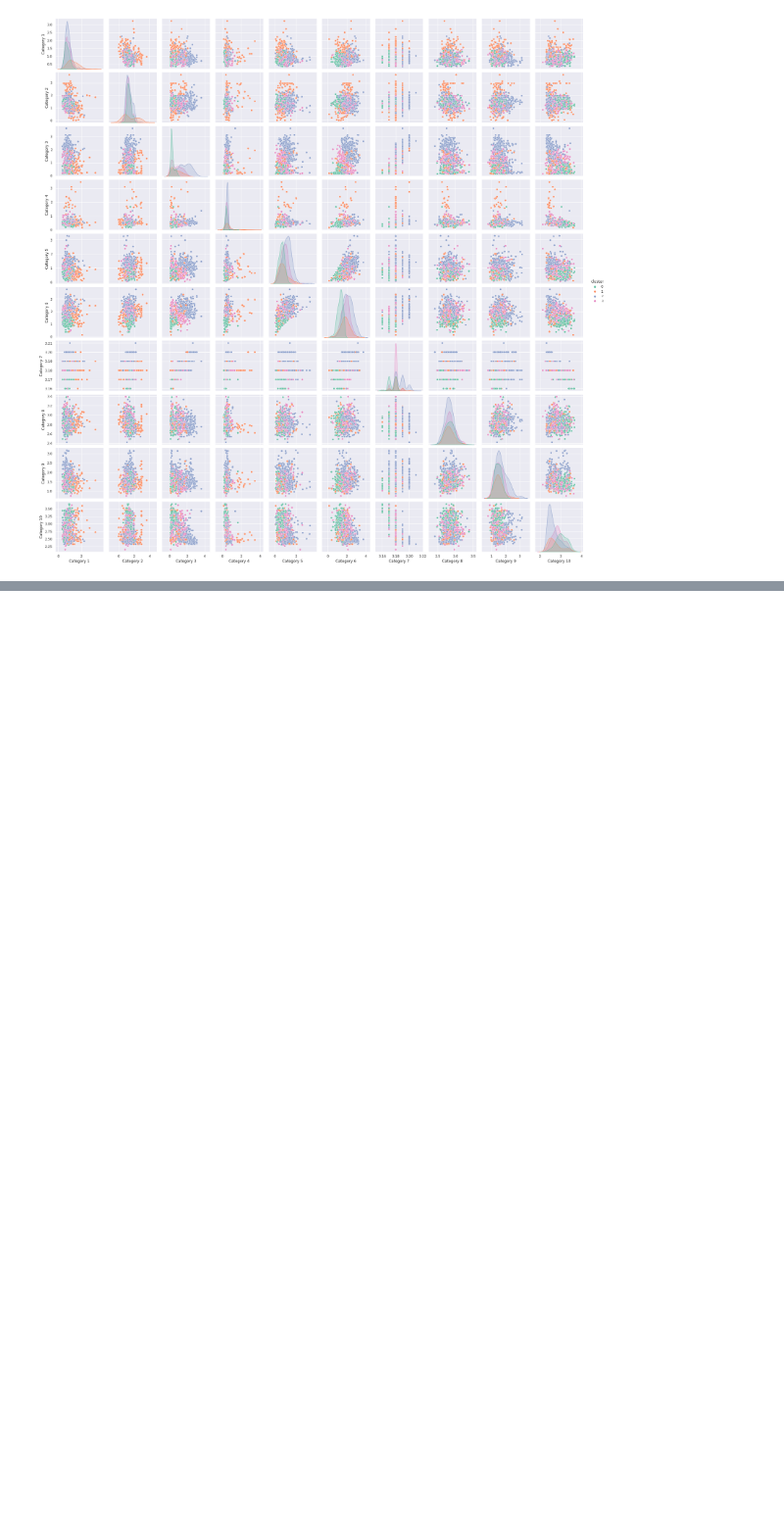
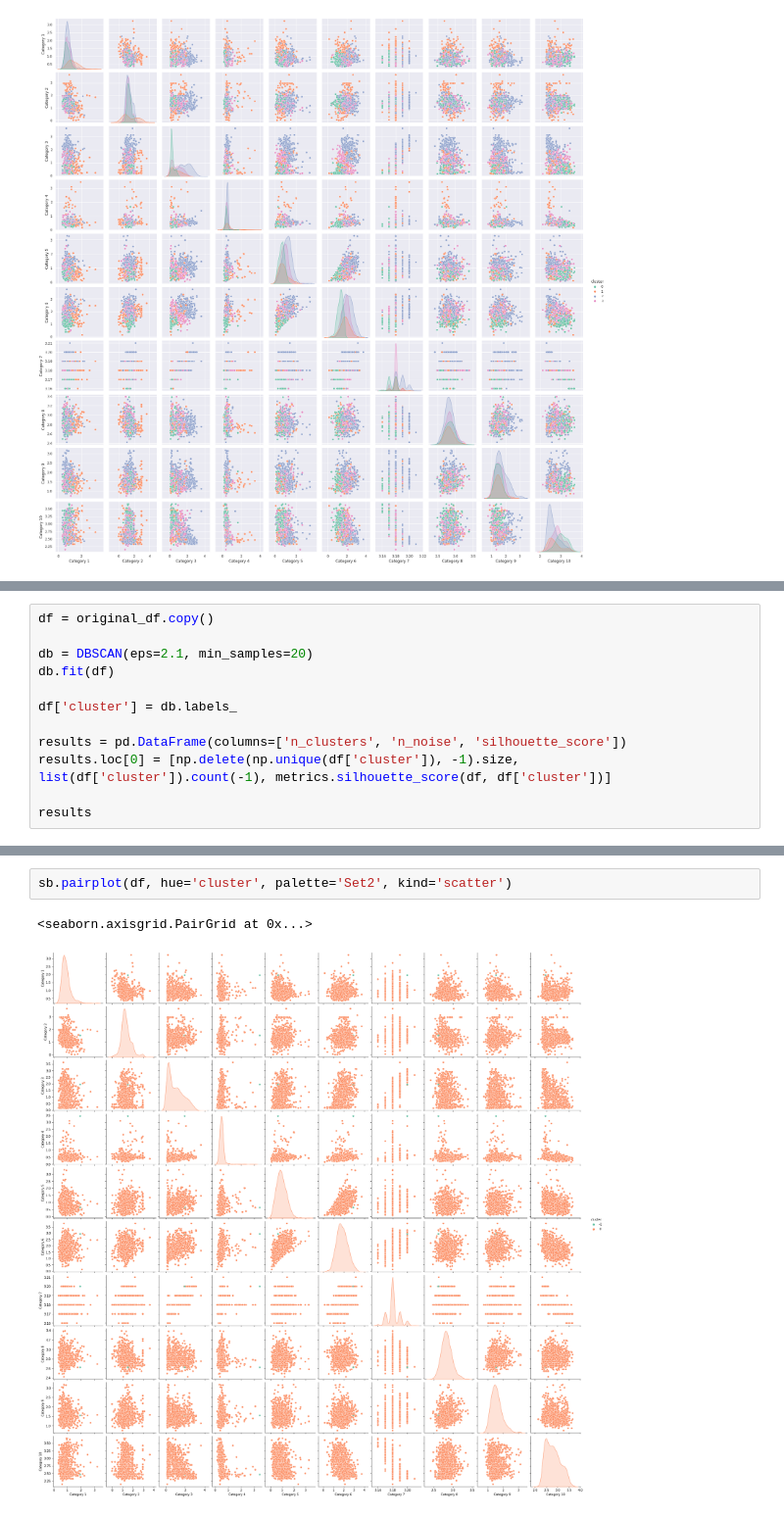
Before and after one commit to Lvght/am-trab2, a Jupyter notebook: t2.ipynb, the cells around one changed output, grey strips where cells are left out. Shown at 98% size. Cells and saved outputs as stored; diff of their text form; blank space fills up the shorter version.

```diff
--- a/t2.ipynb
+++ b/t2.ipynb
@@ -172,0 +268,12 @@ Pela observação do gráfico, percebemos que, ainda que não haja quantidade si
+# %%
+df = original_df.copy()
+
+db = DBSCAN(eps=2.1, min_samples=20)
+db.fit(df)
+
+df['cluster'] = db.labels_
+
+results = pd.DataFrame(columns=['n_clusters', 'n_noise', 'silhouette_score'])
+results.loc[0] = [np.delete(np.unique(df['cluster']), -1).size, list(df['cluster']).count(-1), metrics.silhouette_score(df, df['cluster'])]
+
+results
@@ -172,0 +299,5 @@ Pela observação do gráfico, percebemos que, ainda que não haja quantidade si
+# %%
+sb.pairplot(df, hue='cluster', palette='Set2', kind='scatter')
+# %% [output]
+<seaborn.axisgrid.PairGrid at 0x...>
+[figure, added]
```
Also changed, not shown: parts of 17 cells of this notebook, 1 other file.
